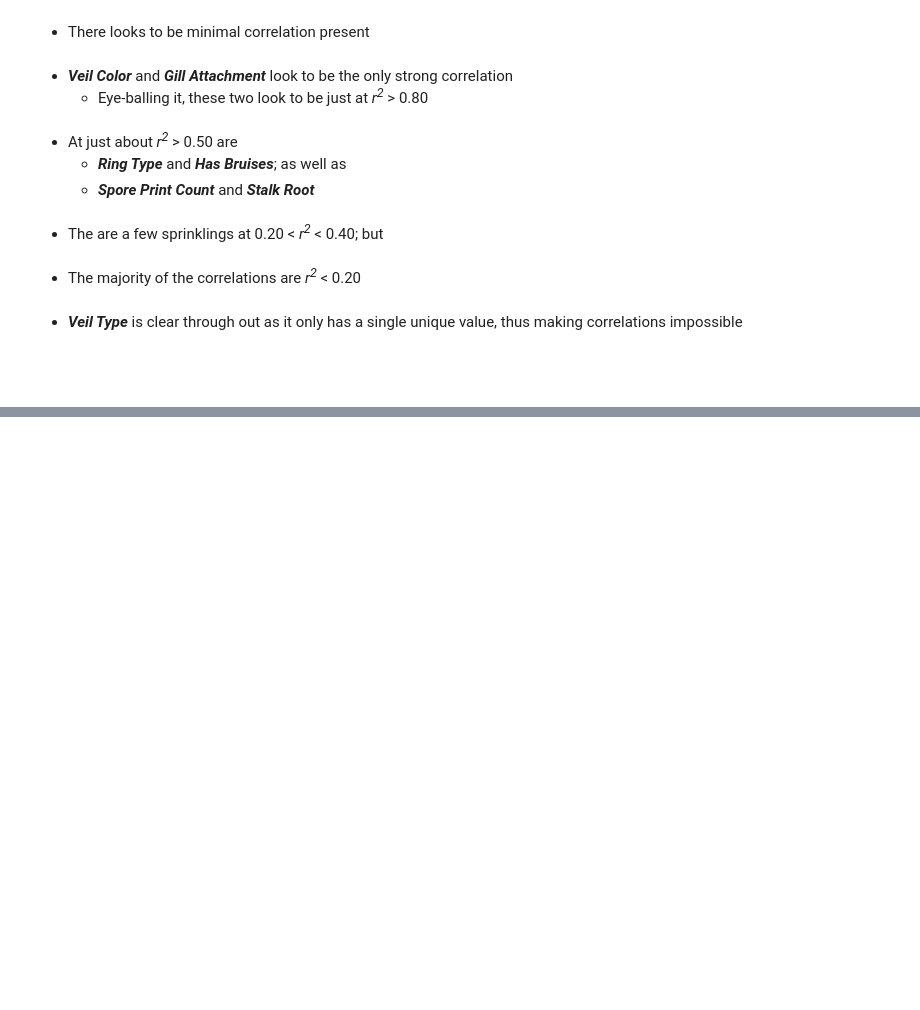
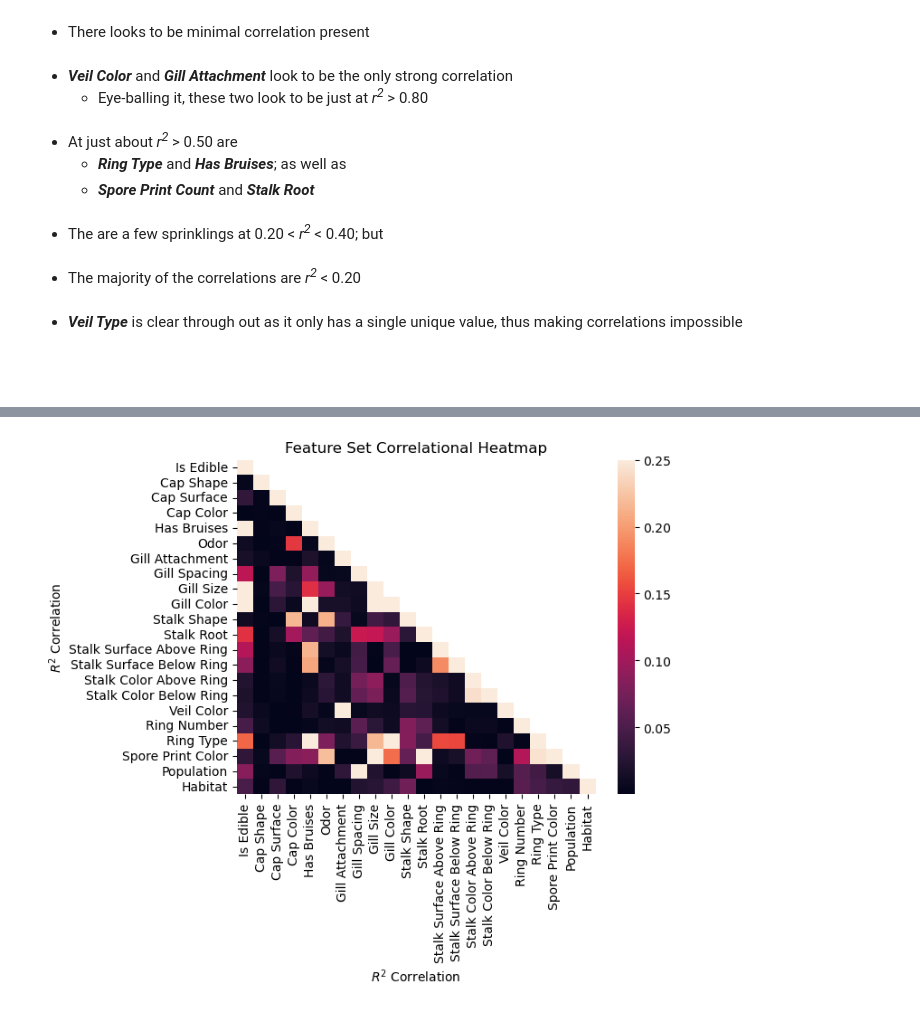
Before and after one commit to MondeAnna/posinous-mushrooms, a Jupyter notebook: notebook/mushrooms.ipynb, the cells around one changed output, grey strips where cells are left out. Cells and saved outputs as stored; diff of their text form; code cells hidden in the pictures; blank space fills up the shorter version.

Commit message:
feat (viz): corr heatmap -> address "Veil Type" feature

```diff
--- a/notebook/mushrooms.ipynb
+++ b/notebook/mushrooms.ipynb
@@ -418,0 +453,14 @@ generate_corr_heatmap(data=squared_corr)
+# %%
+veil = ["veil_type"]
+
+squared_corr_trimmed = squared_corr.drop(
+    columns=veil,
+    index=veil,
+)
+
+generate_corr_heatmap(
+    data=squared_corr_trimmed,
+    vmax=0.25
+)
+# %% [output]
+[figure, added]
```
Also changed, not shown: parts of 5 cells of this notebook.
